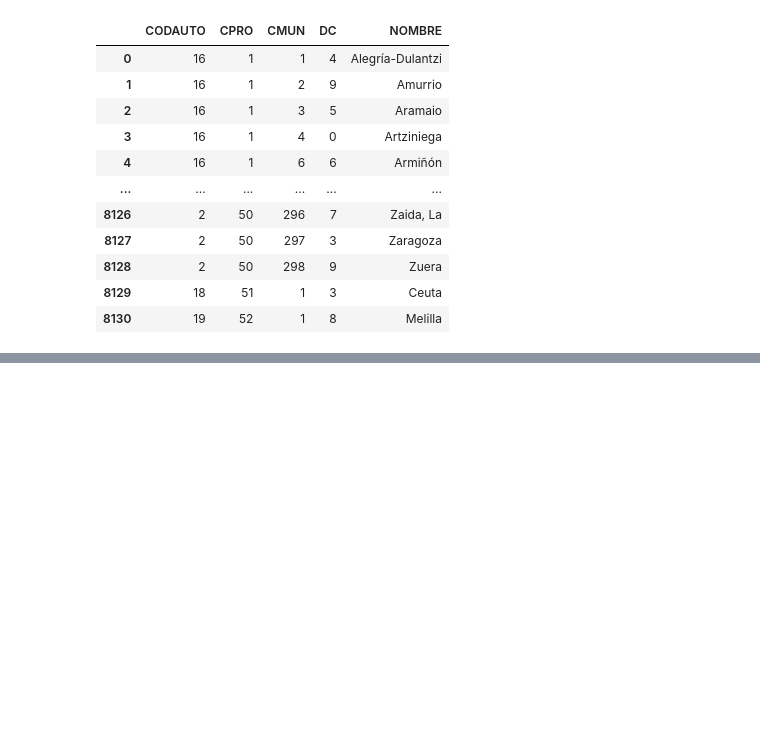
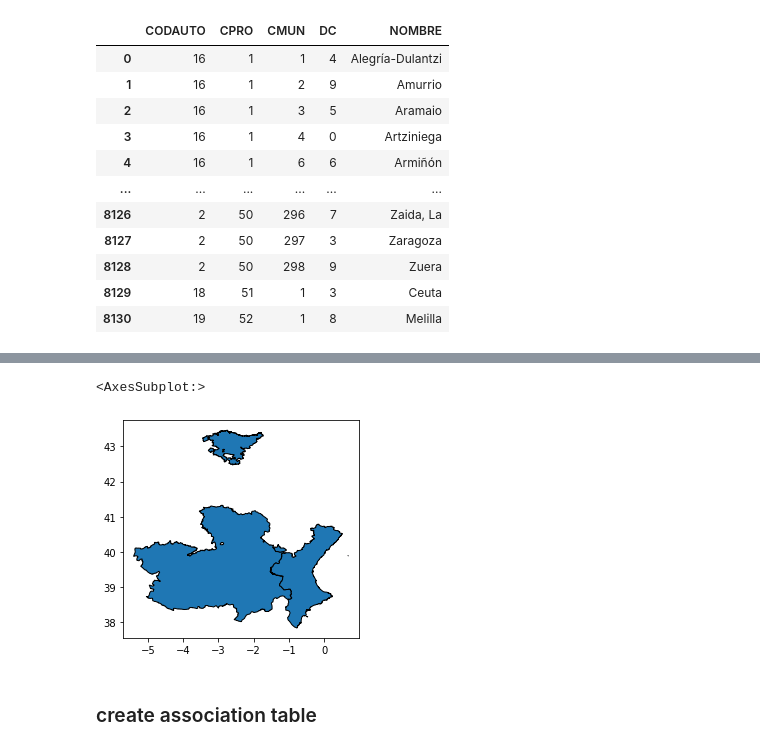
Before and after one commit to linkcharger/glovo, a Jupyter notebook: merging/mergingGlovoAndAux.ipynb, the cells around one changed output, grey strips where cells are left out. Saved outputs shown, nothing was run; the diff lists cells and outputs as text; code cells hidden in the pictures; blank space fills up the shorter version.

Commit message:
created assocation table

```diff
--- a/merging/mergingGlovoAndAux.ipynb
+++ b/merging/mergingGlovoAndAux.ipynb
@@ -110,0 +303,5 @@ backup(censusCityCoords, 'censusCityCoords.json')
+# %%
+ncaDF[:3].plot(edgecolor='black')
+# %% [output]
+<AxesSubplot:>
+[figure, added]
@@ -110,0 +310,2 @@ backup(censusCityCoords, 'censusCityCoords.json')
+# %% [markdown]
+### create association table
```
Also changed, not shown: parts of 31 cells of this notebook, 1 other file.
